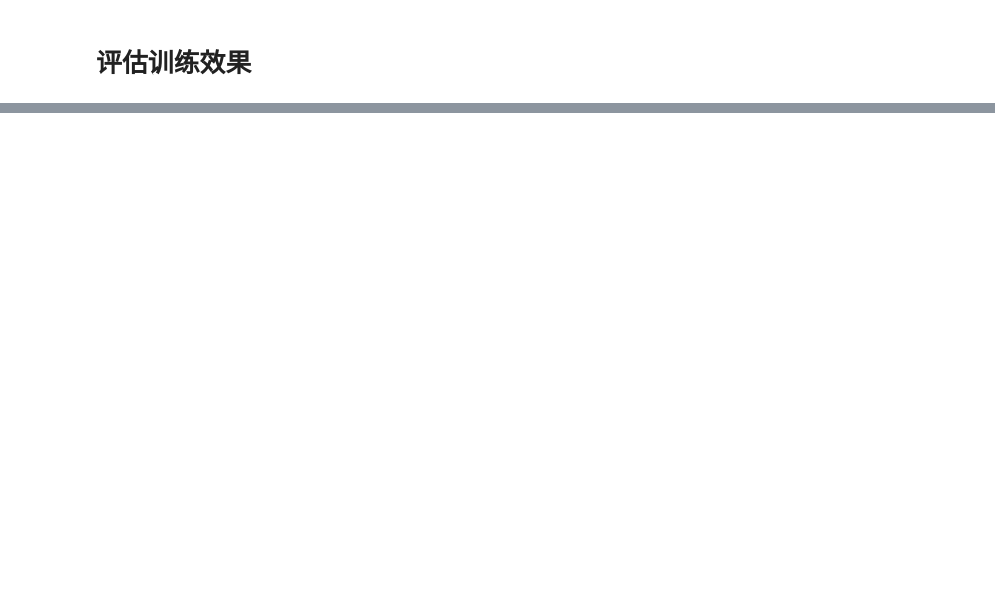
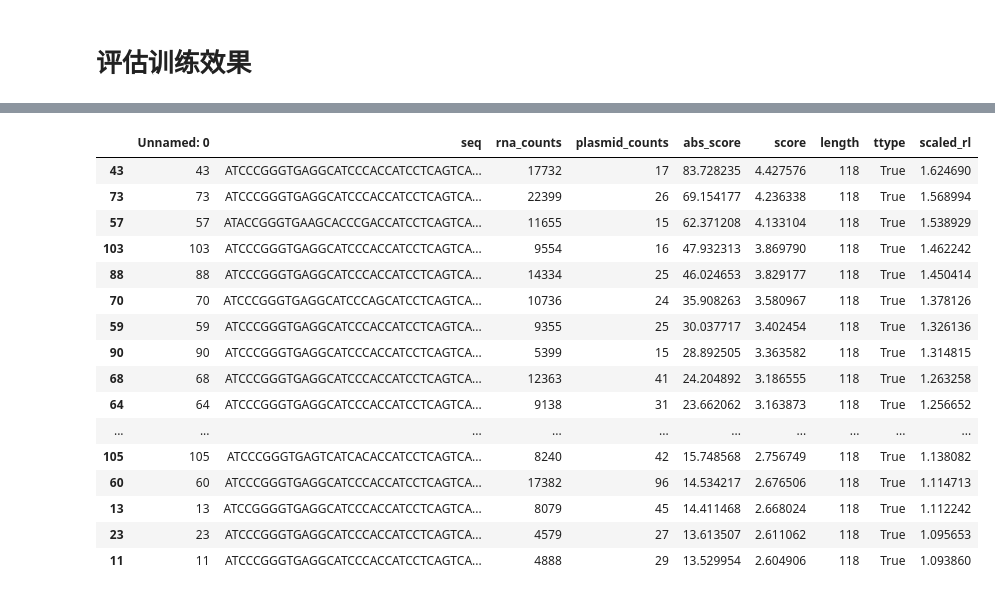
Before and after one commit to txdas/biotech, a Jupyter notebook: notebook/SEV_Promoter/2.traincnn.ipynb, the cells around one changed output, grey strips where cells are left out. Saved outputs shown, nothing was run; the diff lists cells and outputs as text; code cells hidden in the pictures; blank space fills up the shorter version.

```diff
--- a/notebook/SEV_Promoter/2.traincnn.ipynb
+++ b/notebook/SEV_Promoter/2.traincnn.ipynb
@@ -197,0 +209,23 @@ plt.show()
+# %%
+e_test["bias"]=e_test.apply(lambda x:abs(x["score"]-x["pred"]),axis=1)
+e_test.sort_values(["bias"],ascending=False)[:20]
+# %%
+e_test.sort_values(["abs_score"],ascending=False)[:20]
+# %% [output]
+|  | Unnamed: 0 | seq | rna_counts | plasmid_counts | abs_score | score | length | ttype | scaled_rl |
+| 43 | 43 | ATCCCGGGTGAGGCATCCCACCATCCTCAGTCA... | 17732 | 17 | 83.728235 | 4.427576 | 118 | True | 1.624690 |
+| 73 | 73 | ATCCCGGGTGAGGCATCCCACCATCCTCAGTCA... | 22399 | 26 | 69.154177 | 4.236338 | 118 | True | 1.568994 |
+| 57 | 57 | ATACCGGGTGAAGCACCCGACCATCCTCAGTCA... | 11655 | 15 | 62.371208 | 4.133104 | 118 | True | 1.538929 |
+| 103 | 103 | ATCCCGGGTGAGGCATCCCACCATCCTCAGTCA... | 9554 | 16 | 47.932313 | 3.869790 | 118 | True | 1.462242 |
+| 88 | 88 | ATCCCGGGTGAGGCATCCCACCATCCTCAGTCA... | 14334 | 25 | 46.024653 | 3.829177 | 118 | True | 1.450414 |
+| 70 | 70 | ATCCCGGGTGAGGCATCCCAGCATCCTCAGTCA... | 10736 | 24 | 35.908263 | 3.580967 | 118 | True | 1.378126 |
+| 59 | 59 | ATCCCGGGTGAGGCATCCCACCATCCTCAGTCA... | 9355 | 25 | 30.037717 | 3.402454 | 118 | True | 1.326136 |
+| 90 | 90 | ATCCCGGGTGAGGCATCCCACCATCCTCAGTCA... | 5399 | 15 | 28.892505 | 3.363582 | 118 | True | 1.314815 |
+| 68 | 68 | ATCCCGGGTGAGGCATCCCACCATCCTCAGTCA... | 12363 | 41 | 24.204892 | 3.186555 | 118 | True | 1.263258 |
+| 64 | 64 | ATCCCGGGTGAGGCATCCCACCATCCTCAGTCA... | 9138 | 31 | 23.662062 | 3.163873 | 118 | True | 1.256652 |
+| ... | ... | ... | ... | ... | ... | ... | ... | ... | ... |
+| 105 | 105 | ATCCCGGGTGAGTCATCACACCATCCTCAGTCA... | 8240 | 42 | 15.748568 | 2.756749 | 118 | True | 1.138082 |
+| 60 | 60 | ATCCCGGGTGAGGCATCCCACCATCCTCAGTCA... | 17382 | 96 | 14.534217 | 2.676506 | 118 | True | 1.114713 |
+| 13 | 13 | ATCCGGGGTGAGGCATCCCACCATCCTCAGTCA... | 8079 | 45 | 14.411468 | 2.668024 | 118 | True | 1.112242 |
+| 23 | 23 | ATCCCGGGTGAGGCATCCCACCATCCTCAGTCA... | 4579 | 27 | 13.613507 | 2.611062 | 118 | True | 1.095653 |
+| 11 | 11 | ATCCCGGGTGAGGCATCCCACCATCCTCAGTCA... | 4888 | 29 | 13.529954 | 2.604906 | 118 | True | 1.093860 |
```
Also changed, not shown: parts of 6 cells of this notebook, 18 other files.
